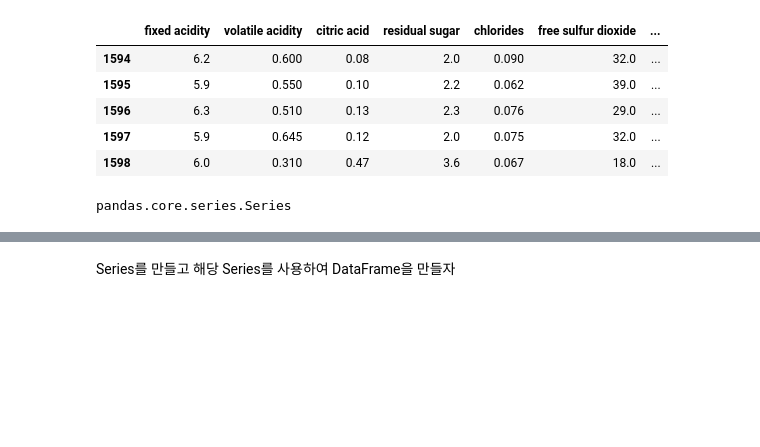
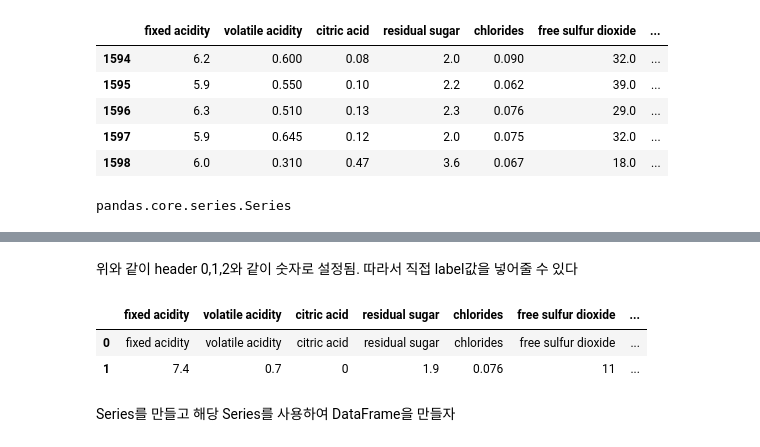
Before and after one commit to IzPerfect/Python-DataAnalysis, a Jupyter notebook: Pandas/Pandas(데이터프레임, 시리즈, 파일 데이터 불러오기).ipynb, the cells around one changed output, grey strips where cells are left out. Drawn from its saved outputs; the diff is of its cells as text; code cells hidden in the pictures; blank space fills up the shorter version.

```diff
--- a/Pandas/Pandas(데이터프레임, 시리즈, 파일 데이터 불러오기).ipynb
+++ b/Pandas/Pandas(데이터프레임, 시리즈, 파일 데이터 불러오기).ipynb
@@ -57,3 +67,13 @@ pandas.core.series.Series
+# %% [markdown]
+위와 같이 header 0,1,2와 같이 숫자로 설정됨. 따라서 직접 label값을 넣어줄 수 있다
+# %%
+data_frame.columns = ['fixed acidity', 'volatile acidity', 'citric acid', 'residual sugar', 'chlorides', 'free sulfur dioxide', 'total sulfur dioxide', 'density', 'pH', 'sulphates', 'alcohol', 'quality']
+
+data_frame.head(2)
+# %% [output]
+|  | fixed acidity | volatile acidity | citric acid | residual sugar | chlorides | free sulfur dioxide | ... |
+| 0 | fixed acidity | volatile acidity | citric acid | residual sugar | chlorides | free sulfur dioxide | ... |
+| 1 | 7.4 | 0.7 | 0 | 1.9 | 0.076 | 11 | ... |
 # %% [markdown]
 Series를 만들고 해당 Series를 사용하여 DataFrame을 만들자
 # %%
```
Also changed, not shown: parts of 2 cells of this notebook.
